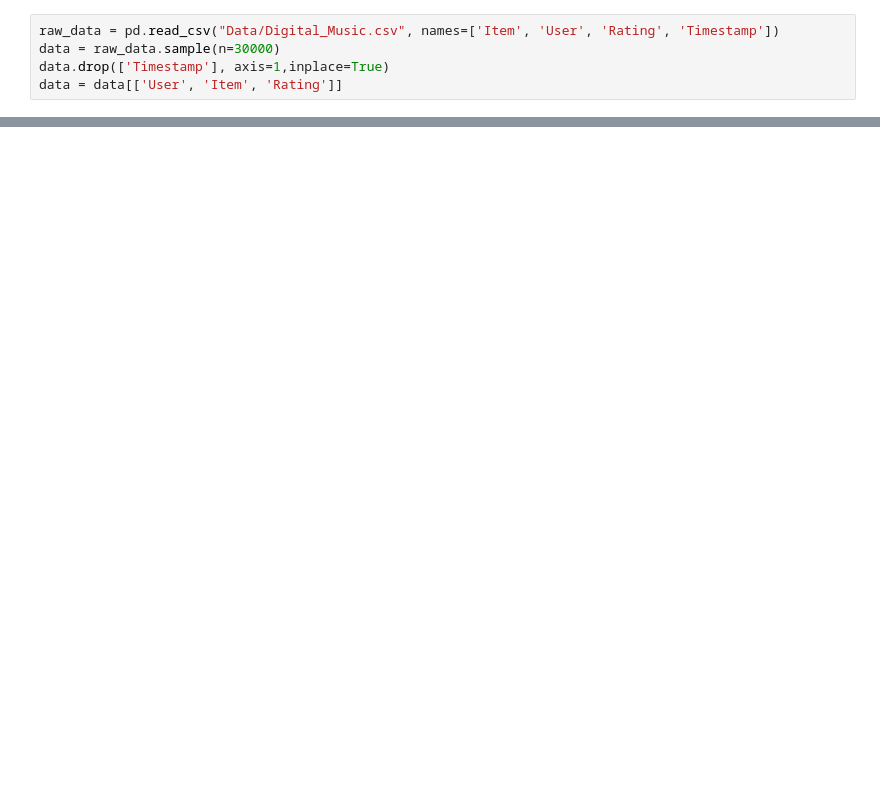
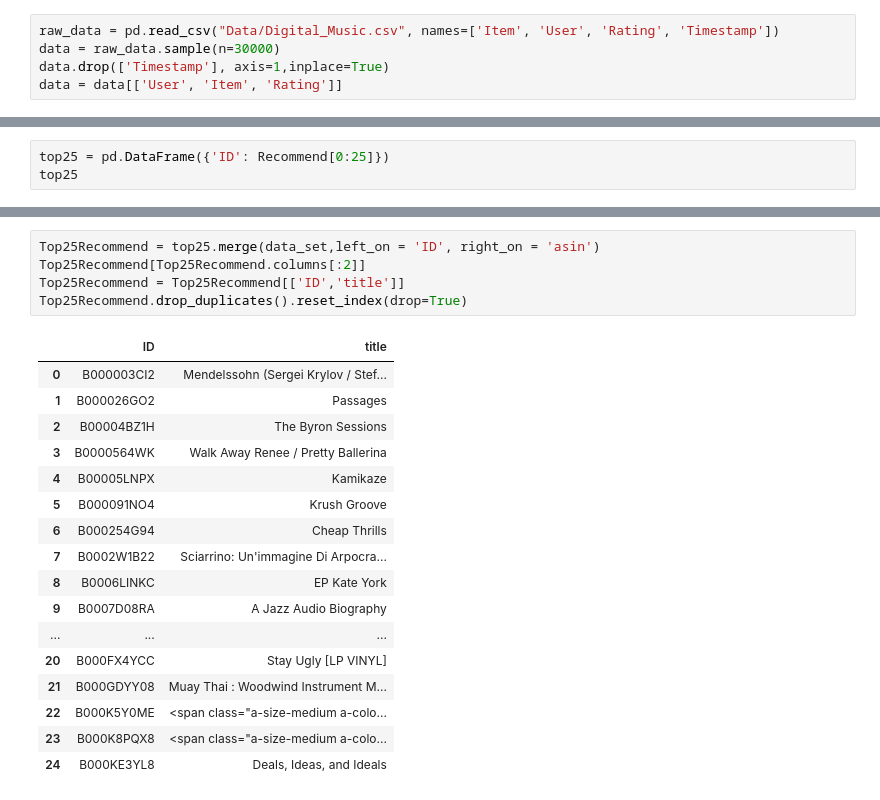
Before and after one commit to JSchluper/ML_Project, a Jupyter notebook: music_collab_test.ipynb, the cells around one changed output, grey strips where cells are left out. Cells and saved outputs as stored; diff of their text form; blank space fills up the shorter version.

```diff
--- a/music_collab_test.ipynb
+++ b/music_collab_test.ipynb
@@ -110,0 +144,3 @@ Recommend[0:24]
+# %%
+top25 = pd.DataFrame({'ID': Recommend[0:25]})
+top25
@@ -110,0 +165,23 @@ Recommend[0:24]
+# %%
+Top25Recommend = top25.merge(data_set,left_on = 'ID', right_on = 'asin')
+Top25Recommend[Top25Recommend.columns[:2]]
+Top25Recommend = Top25Recommend[['ID','title']]
+Top25Recommend.drop_duplicates().reset_index(drop=True)
+# %% [output]
+|  | ID | title |
+| 0 | B000003CI2 | Mendelssohn (Sergei Krylov / Stef... |
+| 1 | B000026GO2 | Passages |
+| 2 | B00004BZ1H | The Byron Sessions |
+| 3 | B0000564WK | Walk Away Renee / Pretty Ballerina |
+| 4 | B00005LNPX | Kamikaze |
+| 5 | B000091NO4 | Krush Groove |
+| 6 | B000254G94 | Cheap Thrills |
+| 7 | B0002W1B22 | Sciarrino: Un'immagine Di Arpocra... |
+| 8 | B0006LINKC | EP Kate York |
+| 9 | B0007D08RA | A Jazz Audio Biography |
+| ... | ... | ... |
+| 20 | B000FX4YCC | Stay Ugly [LP VINYL] |
+| 21 | B000GDYY08 | Muay Thai : Woodwind Instrument M... |
+| 22 | B000K5Y0ME | <span class="a-size-medium a-colo... |
+| 23 | B000K8PQX8 | <span class="a-size-medium a-colo... |
+| 24 | B000KE3YL8 | Deals, Ideas, and Ideals |
```
Also changed, not shown: parts of 11 cells of this notebook, 2 other files.
